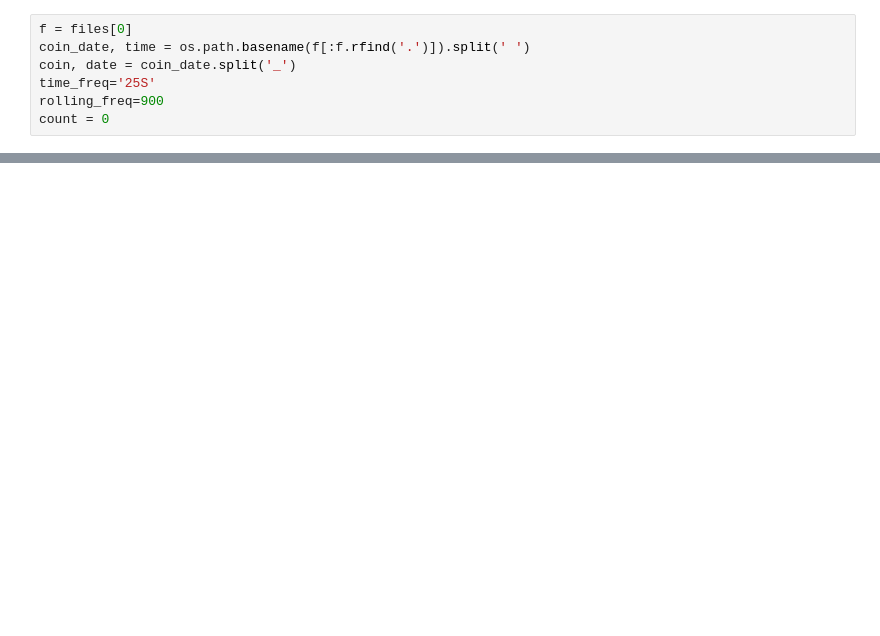
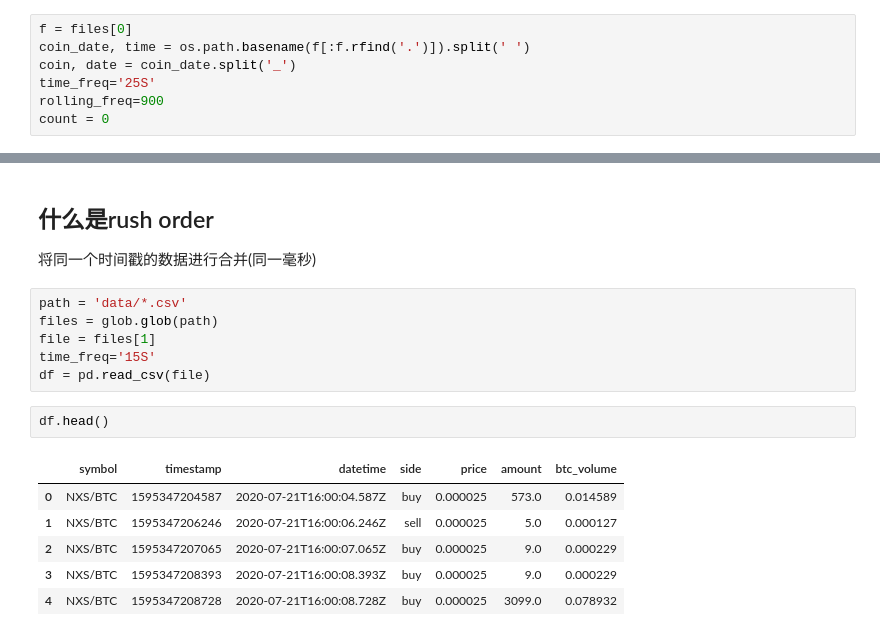
Before and after one commit to xfunture/pump-and-dump-dataset, a Jupyter notebook: test.ipynb, the cells around one changed output, grey strips where cells are left out. Cells and saved outputs as stored; diff of their text form; blank space fills up the shorter version.

```diff
--- a/test.ipynb
+++ b/test.ipynb
@@ -174,0 +344,18 @@ Freq: 25S, Name: btc_volume, Length: 65703, dtype: float64
+# %% [markdown]
+## 什么是rush order
+将同一个时间戳的数据进行合并(同一毫秒)
+# %%
+path = 'data/*.csv'
+files = glob.glob(path)
+file = files[1]
+time_freq='15S'
+df = pd.read_csv(file)
+# %%
+df.head()
+# %% [output]
+|  | symbol | timestamp | datetime | side | price | amount | btc_volume |
+| 0 | NXS/BTC | 1595347204587 | 2020-07-21T16:00:04.587Z | buy | 0.000025 | 573.0 | 0.014589 |
+| 1 | NXS/BTC | 1595347206246 | 2020-07-21T16:00:06.246Z | sell | 0.000025 | 5.0 | 0.000127 |
+| 2 | NXS/BTC | 1595347207065 | 2020-07-21T16:00:07.065Z | buy | 0.000025 | 9.0 | 0.000229 |
+| 3 | NXS/BTC | 1595347208393 | 2020-07-21T16:00:08.393Z | buy | 0.000025 | 9.0 | 0.000229 |
+| 4 | NXS/BTC | 1595347208728 | 2020-07-21T16:00:08.728Z | buy | 0.000025 | 3099.0 | 0.078932 |
```
Also changed, not shown: parts of 59 cells of this notebook.
